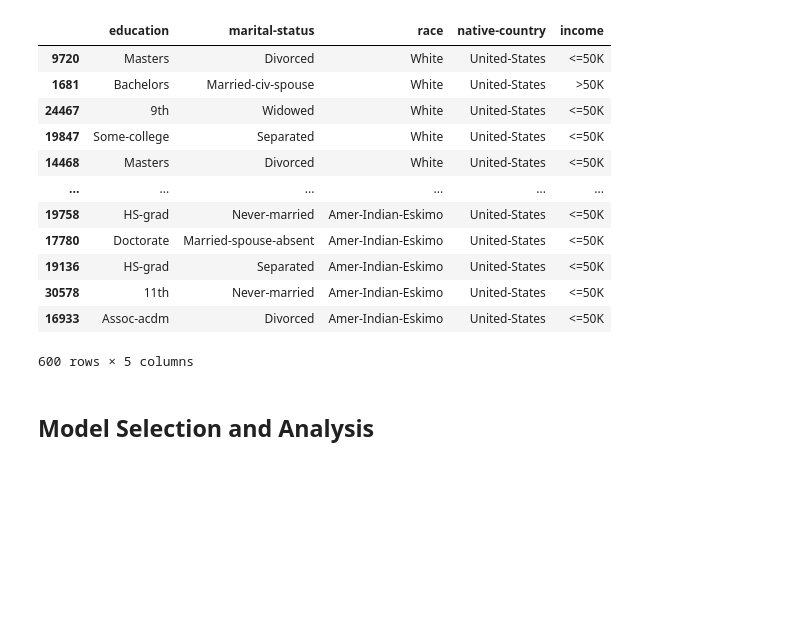
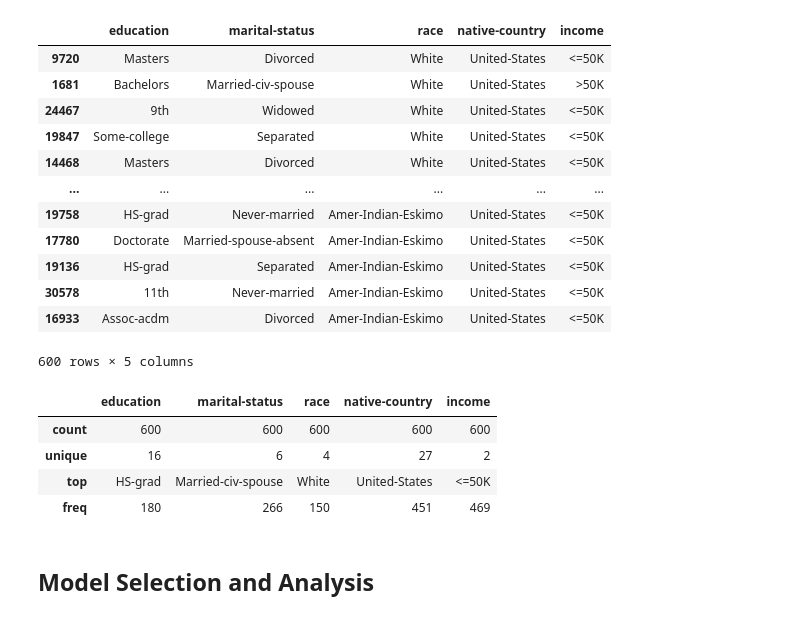
Before and after one commit to arin-deloatch/Census-Final-Project, a Jupyter notebook: src/census.ipynb, the cells around one changed output. Saved outputs shown, nothing was run; the diff lists cells and outputs as text; code cells hidden in the pictures; blank space fills up the shorter version.

```diff
--- a/src/census.ipynb
+++ b/src/census.ipynb
@@ -83,6 +93,14 @@ sample_dataframe
 | 30578 | 11th | Never-married | Amer-Indian-Eskimo | United-States | <=50K |
 | 16933 | Assoc-acdm | Divorced | Amer-Indian-Eskimo | United-States | <=50K |
 600 rows × 5 columns
+# %%
+sample_dataframe.describe()
+# %% [output]
+|  | education | marital-status | race | native-country | income |
+| count | 600 | 600 | 600 | 600 | 600 |
+| unique | 16 | 6 | 4 | 27 | 2 |
+| top | HS-grad | Married-civ-spouse | White | United-States | <=50K |
+| freq | 180 | 266 | 150 | 451 | 469 |
 # %% [markdown]
 ## Model Selection and Analysis
 # %% [markdown]
```
Also changed, not shown: parts of 2 cells of this notebook.
